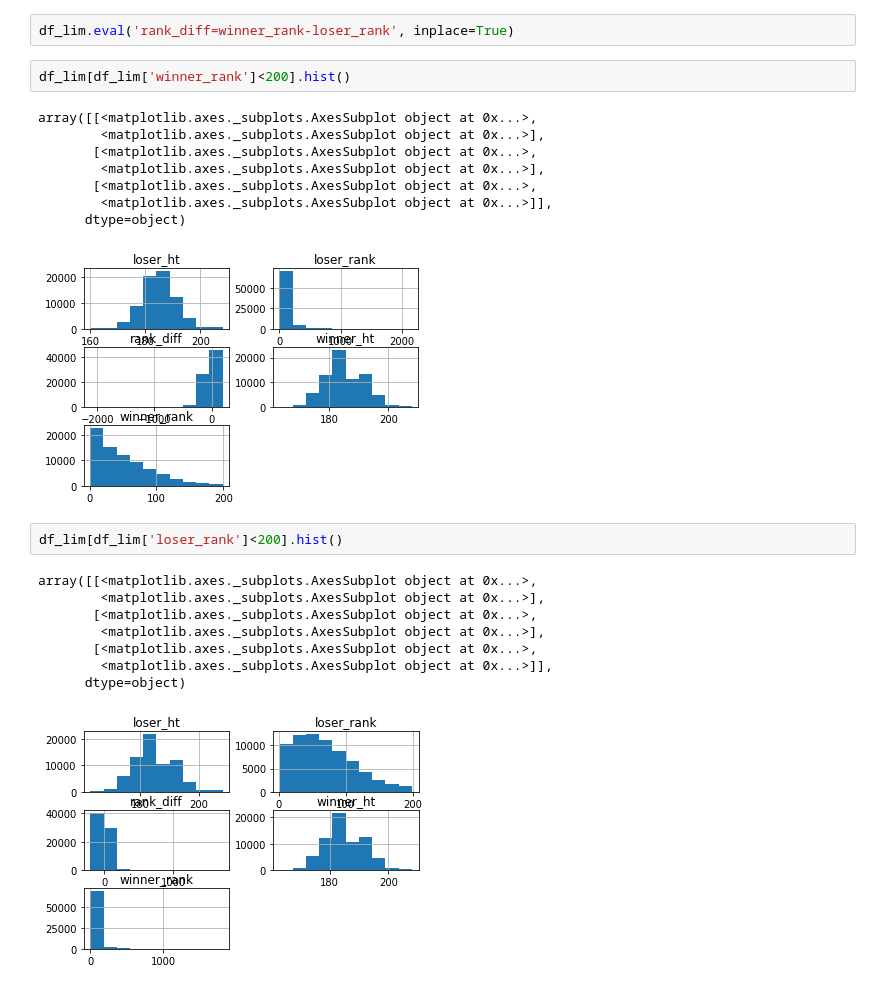
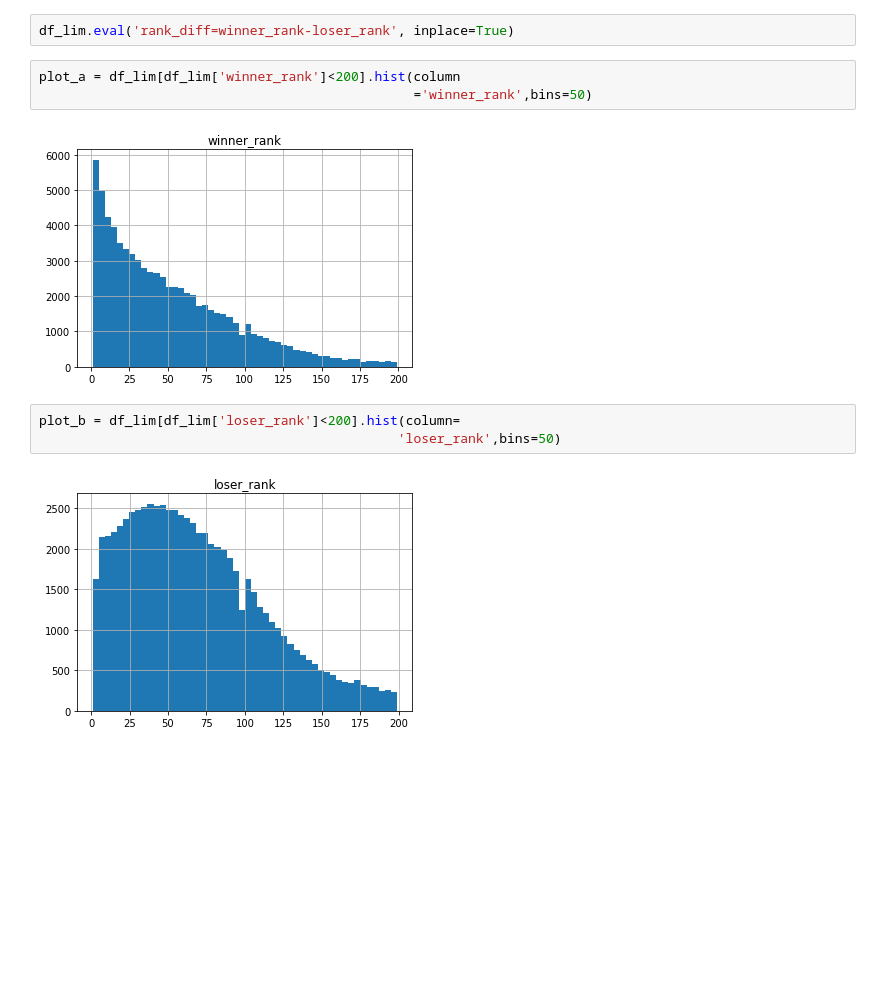
Before and after one commit to kuru0004/mens_tennis_outcomes, a Jupyter notebook: Capstone_tennis_atp_repo__by_Jeff_Sackmann_DataExplore.ipynb, the cells around one changed output. Saved outputs shown, nothing was run; the diff lists cells and outputs as text; blank space fills up the shorter version.

Commit message:
some more histograms

```diff
--- a/Capstone_tennis_atp_repo__by_Jeff_Sackmann_DataExplore.ipynb
+++ b/Capstone_tennis_atp_repo__by_Jeff_Sackmann_DataExplore.ipynb
@@ -305,25 +305,13 @@ array([[<matplotlib.axes._subplots.AxesSubplot object at 0x...>,
 # %%
 df_lim.eval('rank_diff=winner_rank-loser_rank', inplace=True)
 # %%
-df_lim[df_lim['winner_rank']<200].hist()
+plot_a = df_lim[df_lim['winner_rank']<200].hist(column
+                                                ='winner_rank',bins=50)
 # %% [output]
-array([[<matplotlib.axes._subplots.AxesSubplot object at 0x...>,
-        <matplotlib.axes._subplots.AxesSubplot object at 0x...>],
-       [<matplotlib.axes._subplots.AxesSubplot object at 0x...>,
-        <matplotlib.axes._subplots.AxesSubplot object at 0x...>],
-       [<matplotlib.axes._subplots.AxesSubplot object at 0x...>,
-        <matplotlib.axes._subplots.AxesSubplot object at 0x...>]],
-      dtype=object)
-[figure, old version]
+[figure, new version]
 # %%
-df_lim[df_lim['loser_rank']<200].hist()
+plot_b = df_lim[df_lim['loser_rank']<200].hist(column=
+                                              'loser_rank',bins=50)
 # %% [output]
-array([[<matplotlib.axes._subplots.AxesSubplot object at 0x...>,
-        <matplotlib.axes._subplots.AxesSubplot object at 0x...>],
-       [<matplotlib.axes._subplots.AxesSubplot object at 0x...>,
-        <matplotlib.axes._subplots.AxesSubplot object at 0x...>],
-       [<matplotlib.axes._subplots.AxesSubplot object at 0x...>,
-        <matplotlib.axes._subplots.AxesSubplot object at 0x...>]],
-      dtype=object)
-[figure, old version]
+[figure, new version]
 # %%
```
Also changed, not shown: parts of 3 cells of this notebook.
